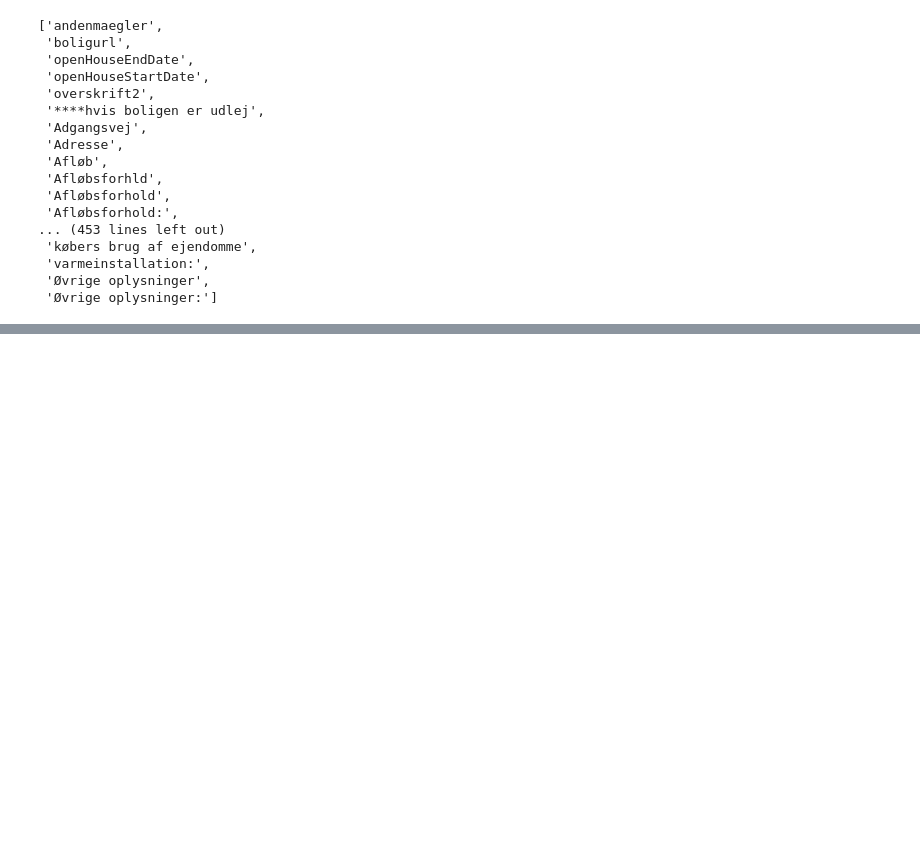
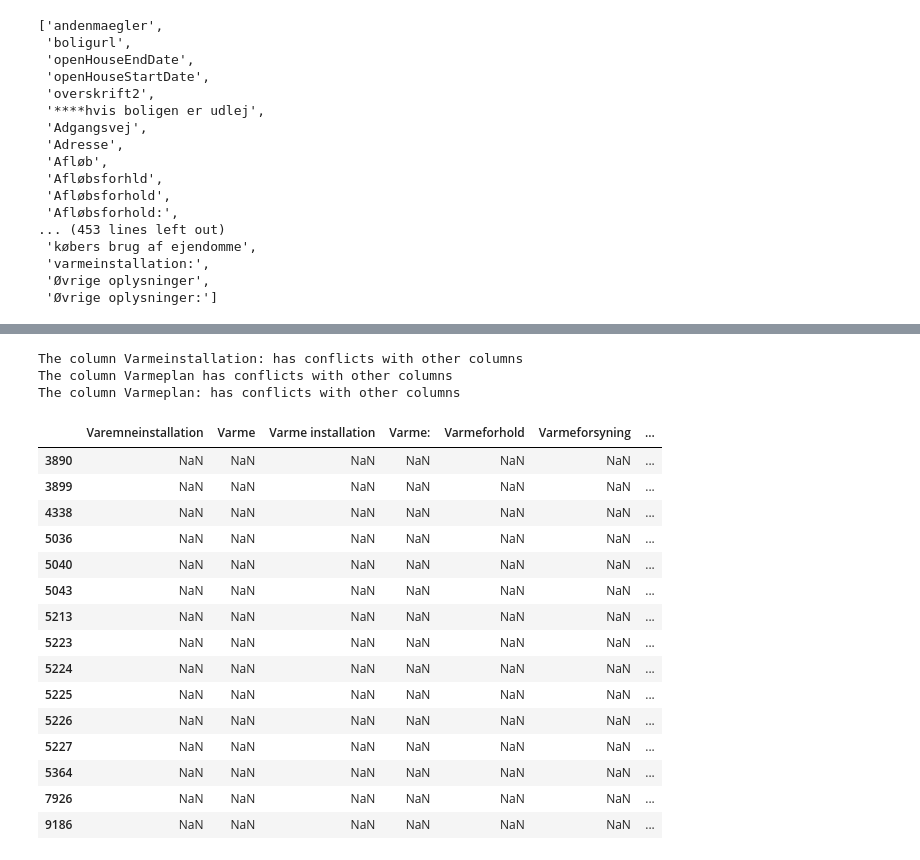
Before and after one commit to mbroend/predicting-home-prices, a Jupyter notebook: Data Wrangling.ipynb, the cells around one changed output, grey strips where cells are left out. Saved outputs shown, nothing was run; the diff lists cells and outputs as text; code cells hidden in the pictures; blank space fills up the shorter version.

```diff
--- a/Data Wrangling.ipynb
+++ b/Data Wrangling.ipynb
@@ -1026,0 +1440,25 @@ df_clean.to_csv('home_data_clean.csv')
+# %%
+merge_columns(df_clean, heat_cols, 'Varmeinstallation')
+# %% [output]
+The column Varmeinstallation: has conflicts with other columns
+The column Varmeplan has conflicts with other columns
+The column Varmeplan: has conflicts with other columns
+# %%
+df_clean[~df_clean['Varmeinstallation:'].isnull()][heat_cols]
+# %% [output]
+|  | Varemneinstallation | Varme | Varme installation | Varme: | Varmeforhold | Varmeforsyning | ... |
+| 3890 | NaN | NaN | NaN | NaN | NaN | NaN | ... |
+| 3899 | NaN | NaN | NaN | NaN | NaN | NaN | ... |
+| 4338 | NaN | NaN | NaN | NaN | NaN | NaN | ... |
+| 5036 | NaN | NaN | NaN | NaN | NaN | NaN | ... |
+| 5040 | NaN | NaN | NaN | NaN | NaN | NaN | ... |
+| 5043 | NaN | NaN | NaN | NaN | NaN | NaN | ... |
+| 5213 | NaN | NaN | NaN | NaN | NaN | NaN | ... |
+| 5223 | NaN | NaN | NaN | NaN | NaN | NaN | ... |
+| 5224 | NaN | NaN | NaN | NaN | NaN | NaN | ... |
+| 5225 | NaN | NaN | NaN | NaN | NaN | NaN | ... |
+| 5226 | NaN | NaN | NaN | NaN | NaN | NaN | ... |
+| 5227 | NaN | NaN | NaN | NaN | NaN | NaN | ... |
+| 5364 | NaN | NaN | NaN | NaN | NaN | NaN | ... |
+| 7926 | NaN | NaN | NaN | NaN | NaN | NaN | ... |
+| 9186 | NaN | NaN | NaN | NaN | NaN | NaN | ... |
```
Also changed, not shown: parts of 64 cells of this notebook, 1 other file.
